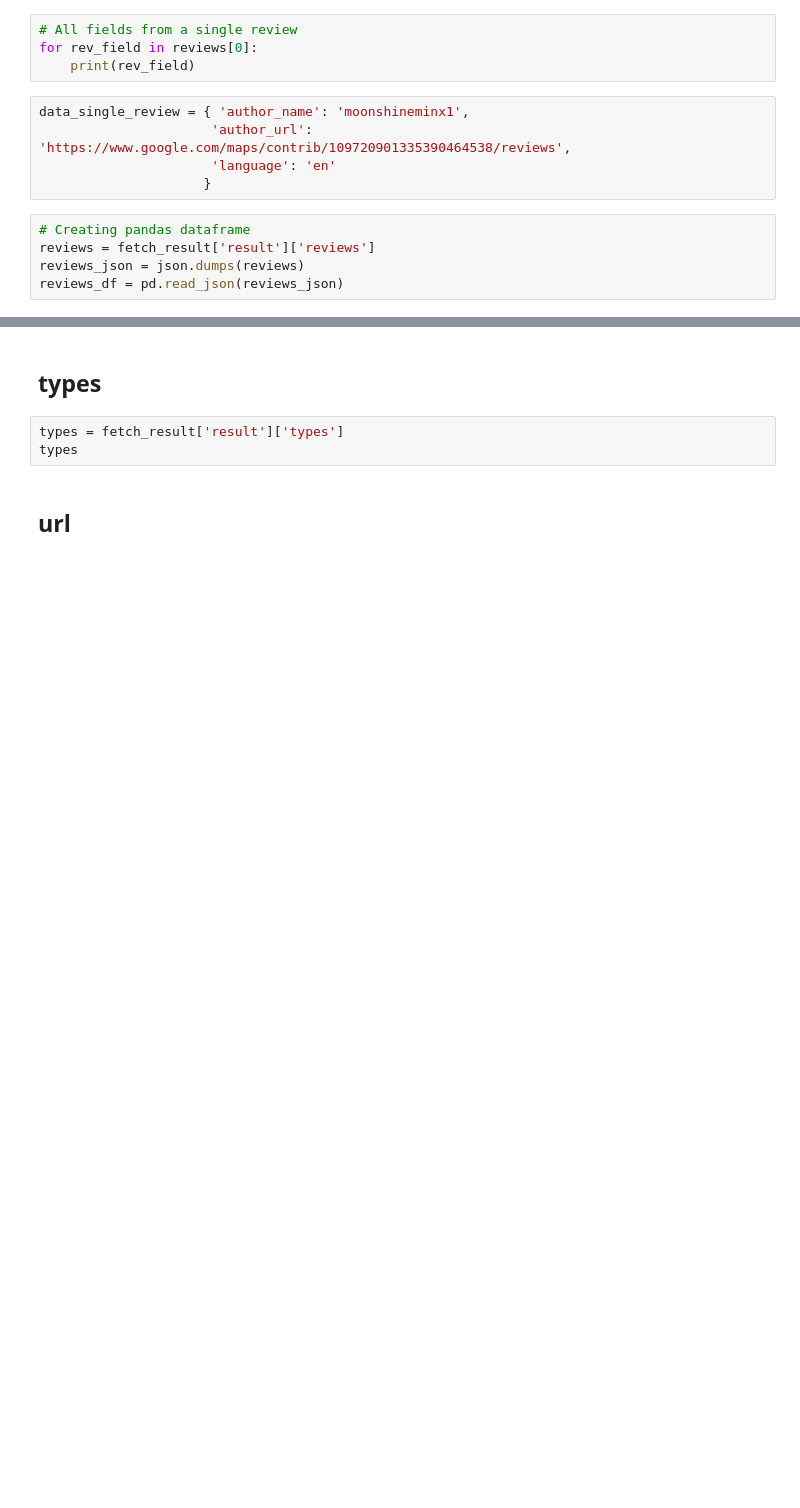
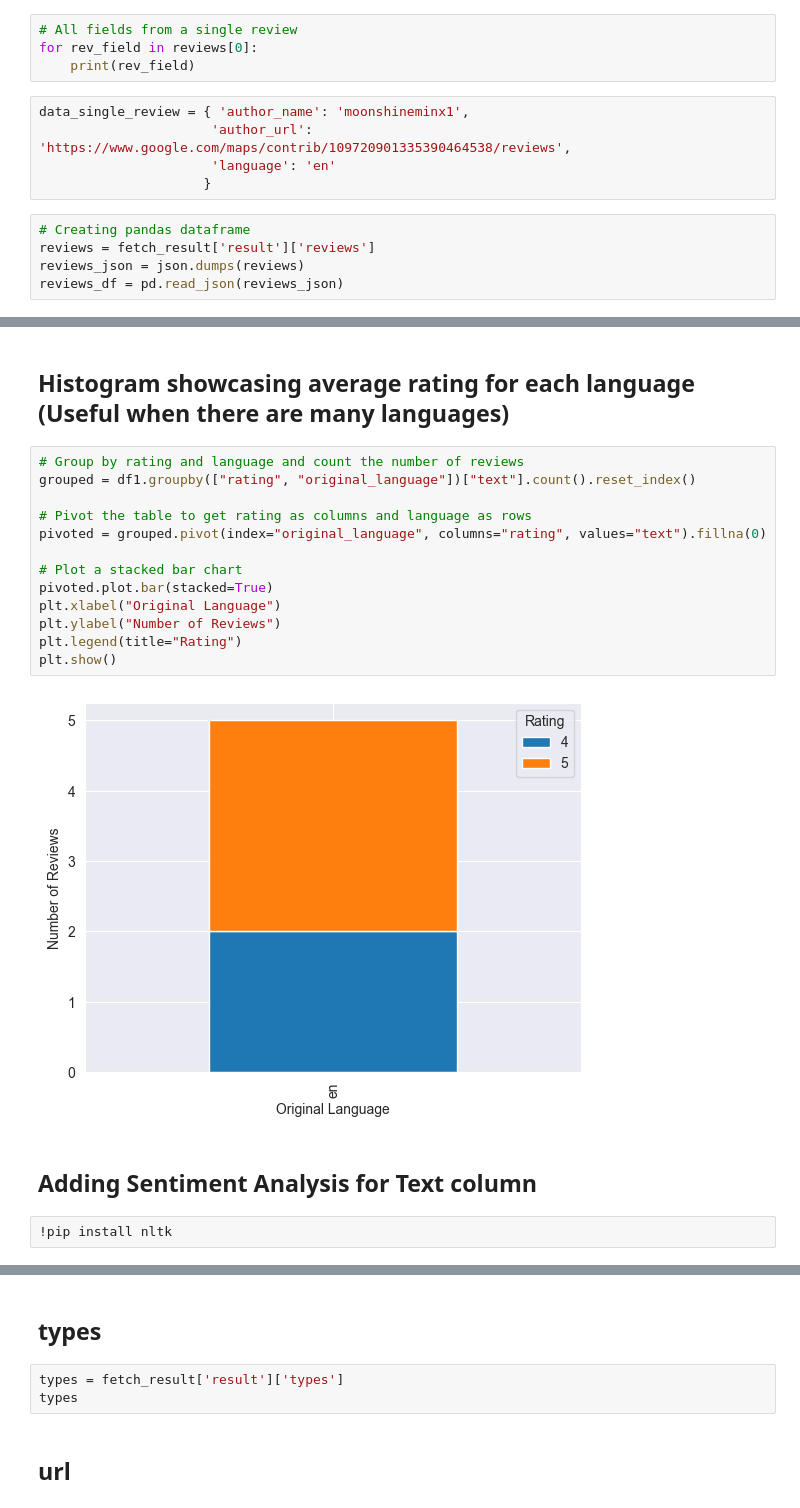
Before and after one commit to fernandobusta/DataProject, a Jupyter notebook: Processing-data/format-place.ipynb, the cells around one changed output, grey strips where cells are left out. Cells and saved outputs as stored; diff of their text form; blank space fills up the shorter version.

```diff
--- a/Processing-data/format-place.ipynb
+++ b/Processing-data/format-place.ipynb
@@ -253,0 +318,21 @@ fig.show()
+# %% [markdown]
+## Histogram showcasing average rating for each language (Useful when there are many languages)
+# %%
+# Group by rating and language and count the number of reviews
+grouped = df1.groupby(["rating", "original_language"])["text"].count().reset_index()
+
+# Pivot the table to get rating as columns and language as rows
+pivoted = grouped.pivot(index="original_language", columns="rating", values="text").fillna(0)
+
+# Plot a stacked bar chart
+pivoted.plot.bar(stacked=True)
+plt.xlabel("Original Language")
+plt.ylabel("Number of Reviews")
+plt.legend(title="Rating")
+plt.show()
+# %% [output]
+[figure, added]
+# %% [markdown]
+## Adding Sentiment Analysis for Text column
+# %%
+!pip install nltk
```
Also changed, not shown: parts of 24 cells of this notebook.
